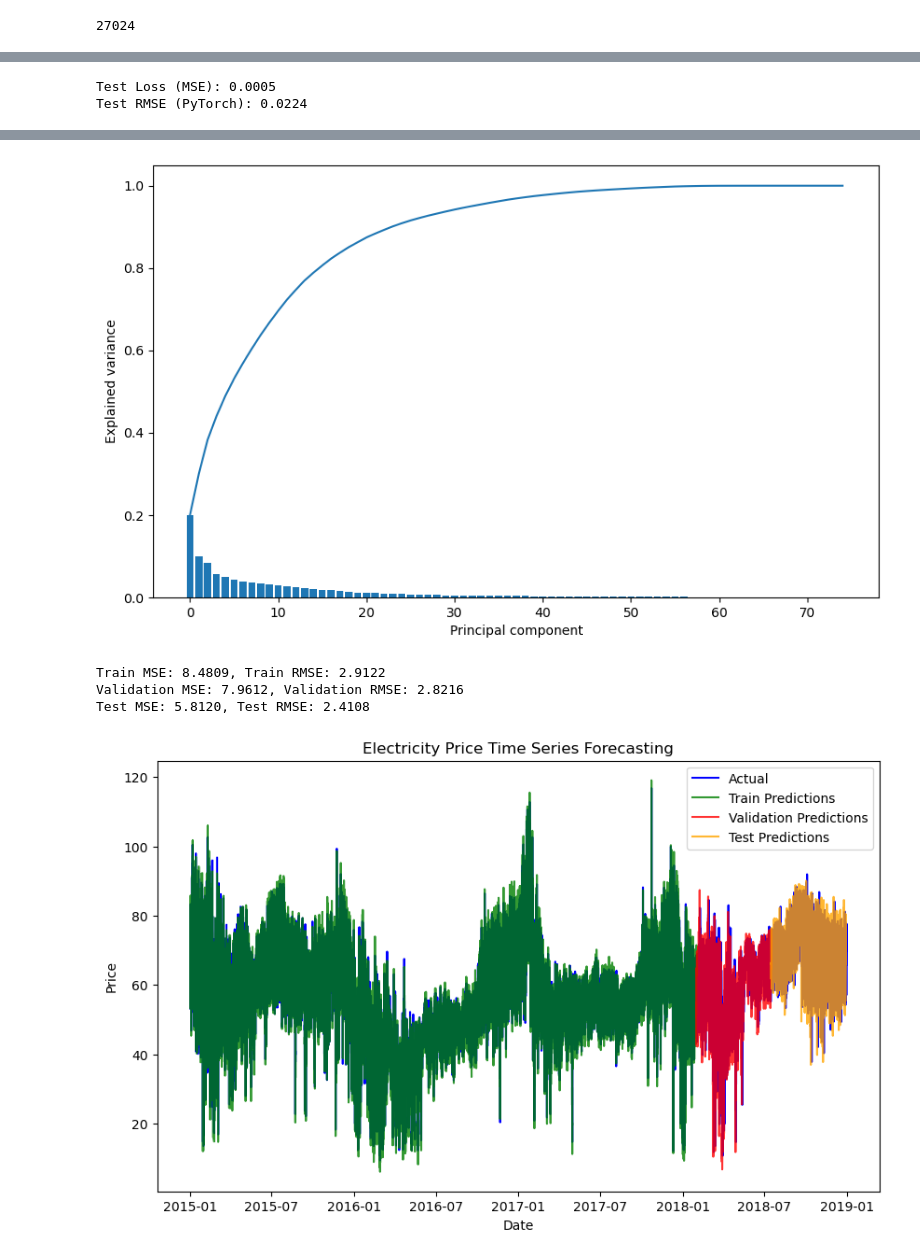
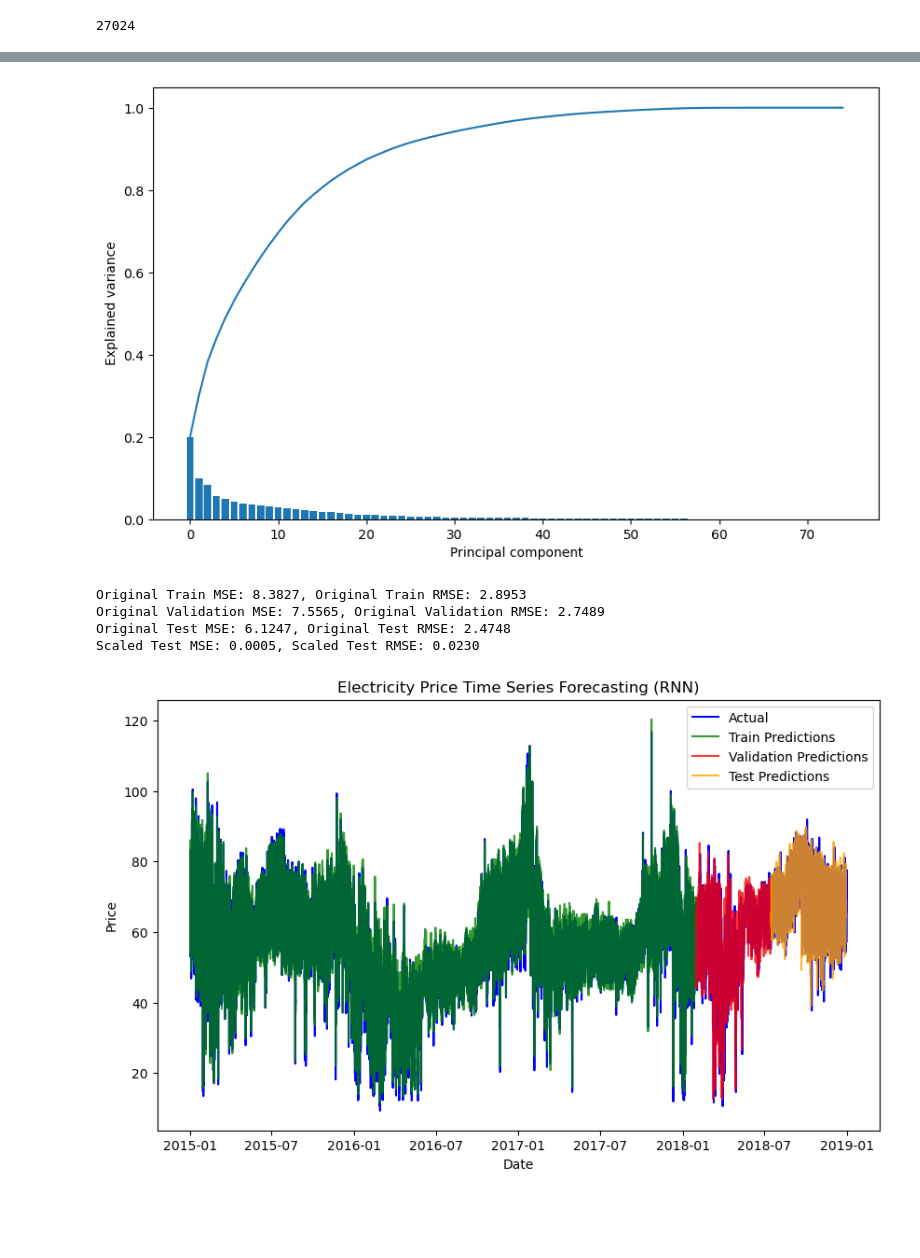
Before and after one commit to maxwebcloud/ep_forecasting, a Jupyter notebook: rnn_model_pytorch.ipynb, the cells around one changed output, grey strips where cells are left out. Drawn from its saved outputs; the diff is of its cells as text; code cells hidden in the pictures; blank space fills up the shorter version.

```diff
--- a/rnn_model_pytorch.ipynb
+++ b/rnn_model_pytorch.ipynb
@@ -242,7 +203,7 @@ with open("best_hp_all_models/best_hp_rnn.json", "r") as f:
     best_hp = json.load(f)
 # %%
 # Bestes Modell mit den gefundenen Hyperparametern trainieren
-best_hp = study.best_trial.params
+best_hp = best_hp
 final_model = SimpleRNN(input_size=X_train.shape[2], hp=best_hp)
 criterion = nn.MSELoss()
 optimizer = torch.optim.Adam(final_model.parameters(), lr=best_hp['learning_rate'], weight_decay=best_hp['weight_decay'])
@@ -336,49 +297,11 @@ SimpleRNN(
 )
-# %%
-from sklearn.metrics import mean_squared_error
-import numpy as np
-
-rnn_final.eval()
-test_loss = 0
-test_predictions = []
-test_targets = []
-
-with torch.no_grad():
-    for X_test_batch, y_test_batch in test_loader:
-        X_test_batch = X_test_batch
-        y_test_batch = y_test_batch
-
-        test_outputs = rnn_final(X_test_batch).squeeze()
-        loss = criterion(test_outputs, y_test_batch.squeeze())
-        test_loss += loss.item()
-
-        test_predictions.extend(test_outputs.cpu().numpy())
-        test_targets.extend(y_test_batch.squeeze().cpu().numpy())
-
-# Mittelwert des Kriteriums (z. B. MSELoss)
-test_loss /= len(test_loader)
-print(f"Test Loss (MSE): {test_loss:.4f}")
-
-# RMSE
-def RMSELoss(y_pred, y_true):
-    return torch.sqrt(torch.mean((y_pred - y_true) ** 2))
-
-# Torch-Tensors
-y_pred_tensor = torch.tensor(test_predictions)
-y_true_tensor = torch.tensor(test_targets)
-
-rmse = RMSELoss(y_pred_tensor, y_true_tensor).item()
-print(f"Test RMSE (PyTorch): {rmse:.4f}")
-# %% [output]
-Test Loss (MSE): 0.0005
-Test RMSE (PyTorch): 0.0224
 # %%
 import import_ipynb
 from feature_engineering import scaler_y
+from sklearn.metrics import mean_squared_error
+import numpy as np
 
-
-
-# Make predictions
+# Make predictions with RNN
 with torch.no_grad():
     train_predictions = rnn_final(X_train_tensor).numpy()
     validation_predictions = rnn_final(X_val_tensor).numpy()
@@ -393,7 +316,7 @@ y_train_actual = scaler_y.inverse_transform(y_train.reshape(-1, 1))
 y_val_actual = scaler_y.inverse_transform(y_val.reshape(-1, 1))
 y_test_actual = scaler_y.inverse_transform(y_test.reshape(-1, 1))
 
-# Calculate loss
+# Calculate loss on original scale
 mse_train = mean_squared_error(y_train_actual, train_predictions)
 rmse_train = np.sqrt(mse_train)
 
@@ -403,9 +326,18 @@ rmse_val = np.sqrt(mse_val)
 mse_test = mean_squared_error(y_test_actual, test_predictions)
 rmse_test = np.sqrt(mse_test)
 
-print(f"Train MSE: {mse_train:.4f}, Train RMSE: {rmse_train:.4f}")
-print(f"Validation MSE: {mse_val:.4f}, Validation RMSE: {rmse_val:.4f}")
-print(f"Test MSE: {mse_test:.4f}, Test RMSE: {rmse_test:.4f}")
+print(f"Original Train MSE: {mse_train:.4f}, Original Train RMSE: {rmse_train:.4f}")
+print(f"Original Validation MSE: {mse_val:.4f}, Original Validation RMSE: {rmse_val:.4f}")
+print(f"Original Test MSE: {mse_test:.4f}, Original Test RMSE: {rmse_test:.4f}")
+
+# Optional: MSE and RMSE on scaled data (for reference)
+train_scaled_preds = rnn_final(X_train_tensor)
+val_scaled_preds = rnn_final(X_val_tensor)
+test_scaled_preds = rnn_final(X_test_tensor)
+
+mse_test_scaled = mean_squared_error(y_test_tensor.detach().numpy(), test_scaled_preds.detach().numpy())
+rmse_test_scaled = np.sqrt(mse_test_scaled)
+print(f"Scaled Test MSE: {mse_test_scaled:.4f}, Scaled Test RMSE: {rmse_test_scaled:.4f}")
 
 # Plot of the forecast
 plt.figure(figsize=(10, 6))
@@ -414,42 +346,43 @@ plt.figure(figsize=(10, 6))
 seq_length = 24
 plt.plot(df_final_viz.index[seq_length:], df_final_viz['price actual'][seq_length:], label='Actual', color='blue')
 
-# Plot of trainings forecast
+# Plot of training forecast
 plt.plot(df_final_viz.index[seq_length:seq_length+len(train_predictions)], train_predictions, label='Train Predictions', color='green', alpha=0.8)
 
 # Plot of validation forecast
 validation_pred_index = range(seq_length+len(train_predictions), seq_length+len(train_predictions)+len(validation_predictions))
 plt.plot(df_final_viz.index[validation_pred_index], validation_predictions, label='Validation Predictions', color='red', alpha=0.8)
 
 # Plot of test forecast
 test_pred_index = range(seq_length+len(train_predictions)+len(validation_predictions), seq_length+len(train_predictions)+len(validation_predictions)+len(test_predictions))
 plt.plot(df_final_viz.index[test_pred_index], test_predictions, label='Test Predictions', color='orange', alpha=0.8)
 
-plt.title('Electricity Price Time Series Forecasting')
+plt.title('Electricity Price Time Series Forecasting (RNN)')
 plt.xlabel('Date')
 plt.ylabel('Price')
 plt.legend()
 plt.show()
 # %% [output]
                            generation biomass  \
 time
 2014-12-31 23:00:00+00:00               447.0
 2015-01-01 00:00:00+00:00               449.0
 2015-01-01 01:00:00+00:00               448.0
 2015-01-01 02:00:00+00:00               438.0
 2015-01-01 03:00:00+00:00               428.0
 ...                                       ...
 2018-12-31 18:00:00+00:00               297.0
 2018-12-31 19:00:00+00:00               296.0
 2018-12-31 20:00:00+00:00               292.0
 2018-12-31 21:00:00+00:00               293.0
 ... (167 lines left out)
 2018-12-31 21:00:00+00:00               0.0                  0.0
 2018-12-31 22:00:00+00:00               0.0                  0.0
 
 [35064 rows x 65 columns]
 [figure]
-Train MSE: 8.4809, Train RMSE: 2.9122
-Validation MSE: 7.9612, Validation RMSE: 2.8216
-Test MSE: 5.8120, Test RMSE: 2.4108
+Original Train MSE: 8.3827, Original Train RMSE: 2.8953
+Original Validation MSE: 7.5565, Original Validation RMSE: 2.7489
+Original Test MSE: 6.1247, Original Test RMSE: 2.4748
+Scaled Test MSE: 0.0005, Scaled Test RMSE: 0.0230
-[figure, old version]
+[figure, new version]
```
Also changed, not shown: parts of 7 cells of this notebook, 1 other file.
